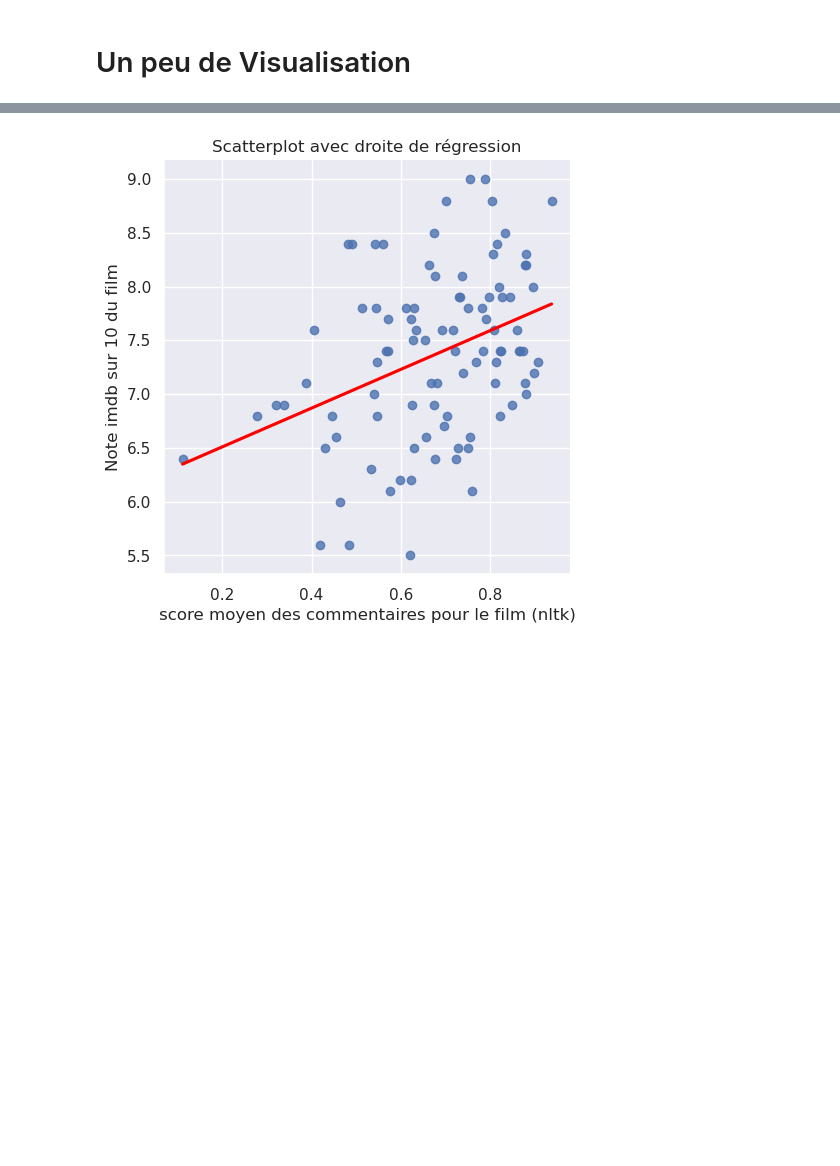
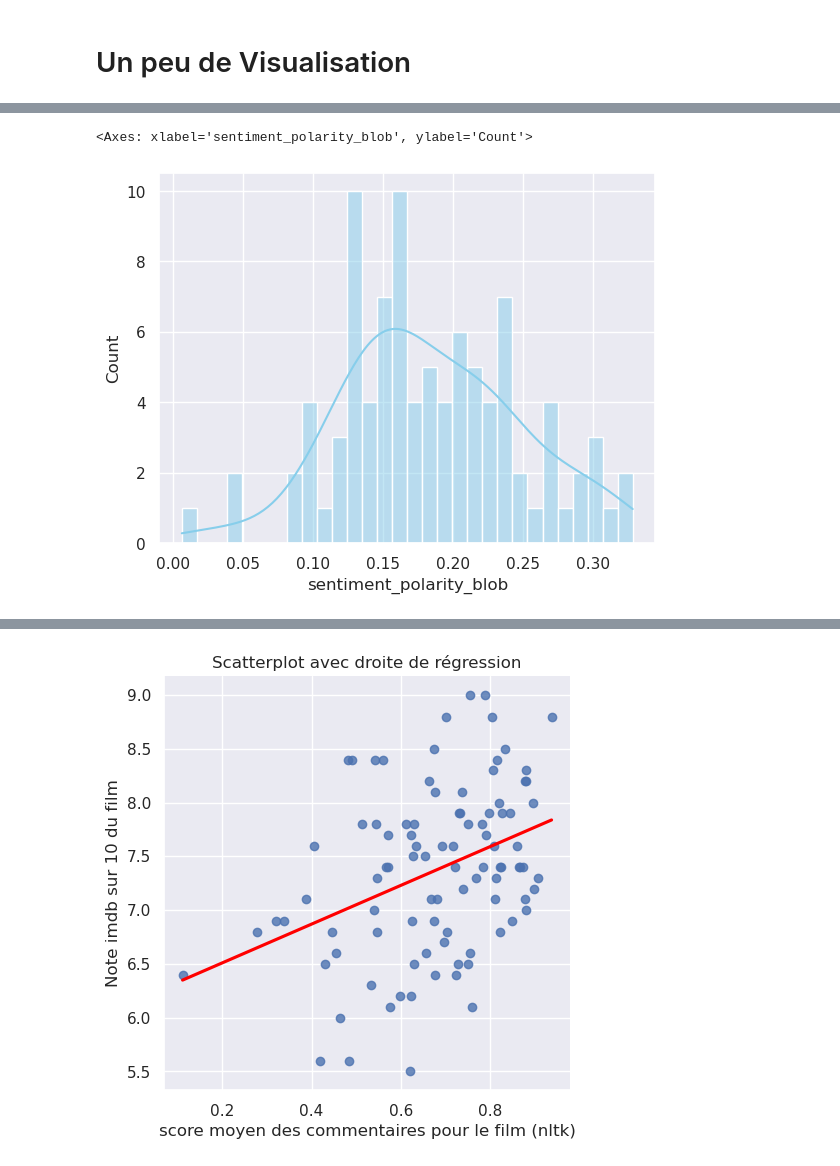
Before and after one commit to LouisArmand0/Projet_Python, a Jupyter notebook: NLP.ipynb, the cells around one changed output, grey strips where cells are left out. Drawn from its saved outputs; the diff is of its cells as text; code cells hidden in the pictures; blank space fills up the shorter version.

```diff
--- a/NLP.ipynb
+++ b/NLP.ipynb
@@ -366,0 +412,5 @@ sns.set_theme(style="darkgrid", palette="deep", color_codes=True)
+# %%
+sns.histplot(df_grouped_2['sentiment_polarity_blob'], bins=30, kde=True, color='skyblue')
+# %% [output]
+<Axes: xlabel='sentiment_polarity_blob', ylabel='Count'>
+[figure, added]
```
Also changed, not shown: parts of 19 cells of this notebook, 2 other files.
